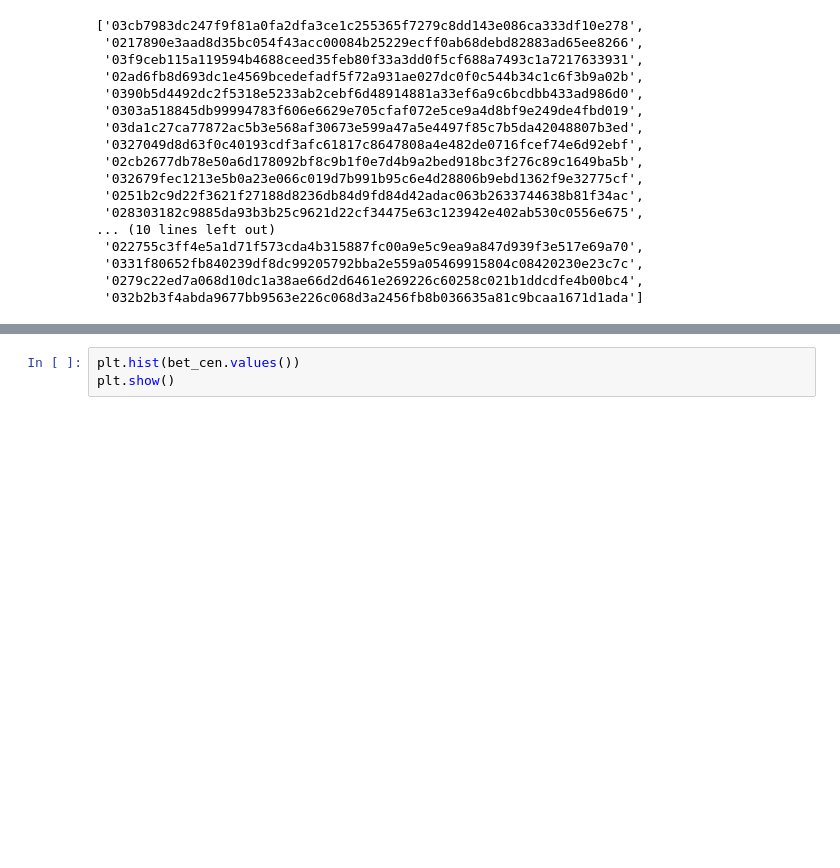
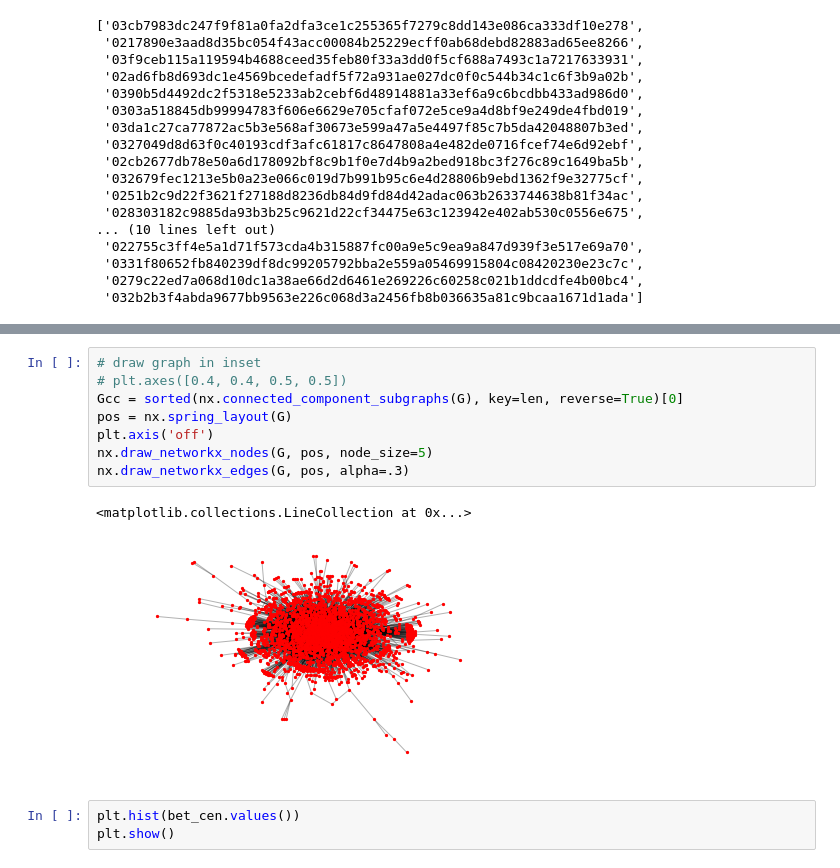
Before and after one commit to DariusParvin/Lightning-Channel-Optimizer, a Jupyter notebook: Rough_work.ipynb, the cells around one changed output, grey strips where cells are left out. Cells and saved outputs as stored; diff of their text form; blank space fills up the shorter version.

```diff
--- a/Rough_work.ipynb
+++ b/Rough_work.ipynb
@@ -241,3 +284,14 @@ plt.show()
+# %%
+# draw graph in inset
+# plt.axes([0.4, 0.4, 0.5, 0.5])
+Gcc = sorted(nx.connected_component_subgraphs(G), key=len, reverse=True)[0]
+pos = nx.spring_layout(G)
+plt.axis('off')
+nx.draw_networkx_nodes(G, pos, node_size=5)
+nx.draw_networkx_edges(G, pos, alpha=.3)
+# %% [output]
+<matplotlib.collections.LineCollection at 0x...>
+[figure, added]
 # %%
 plt.hist(bet_cen.values())
 plt.show()
```
Also changed, not shown: parts of 5 cells of this notebook, 3 other files.
